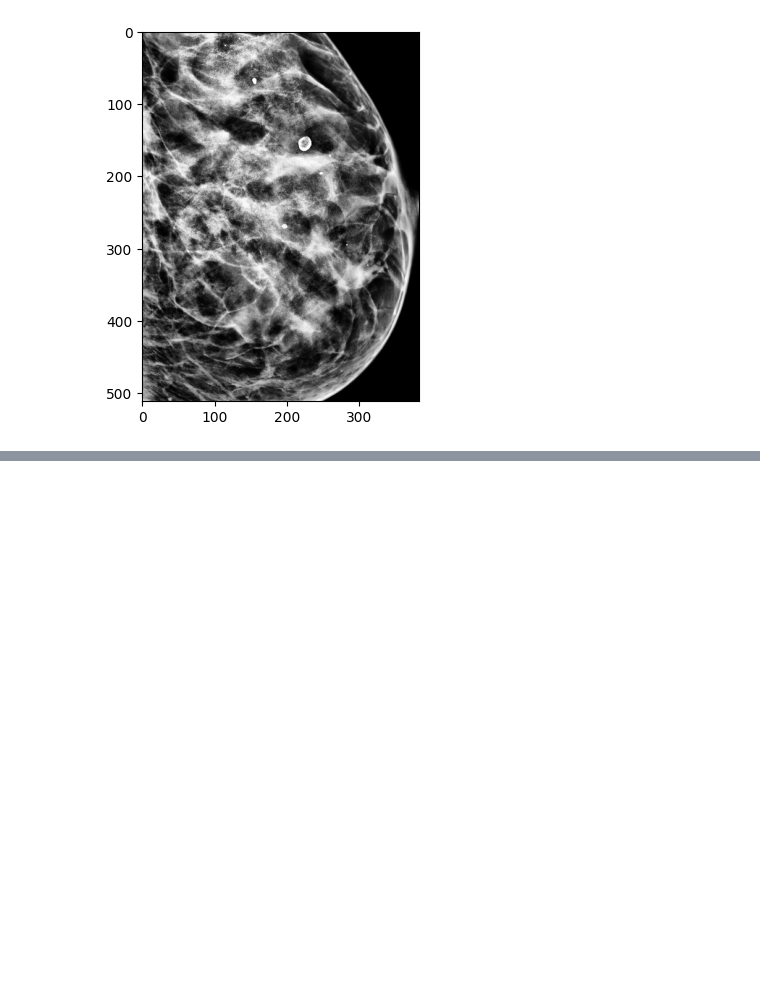
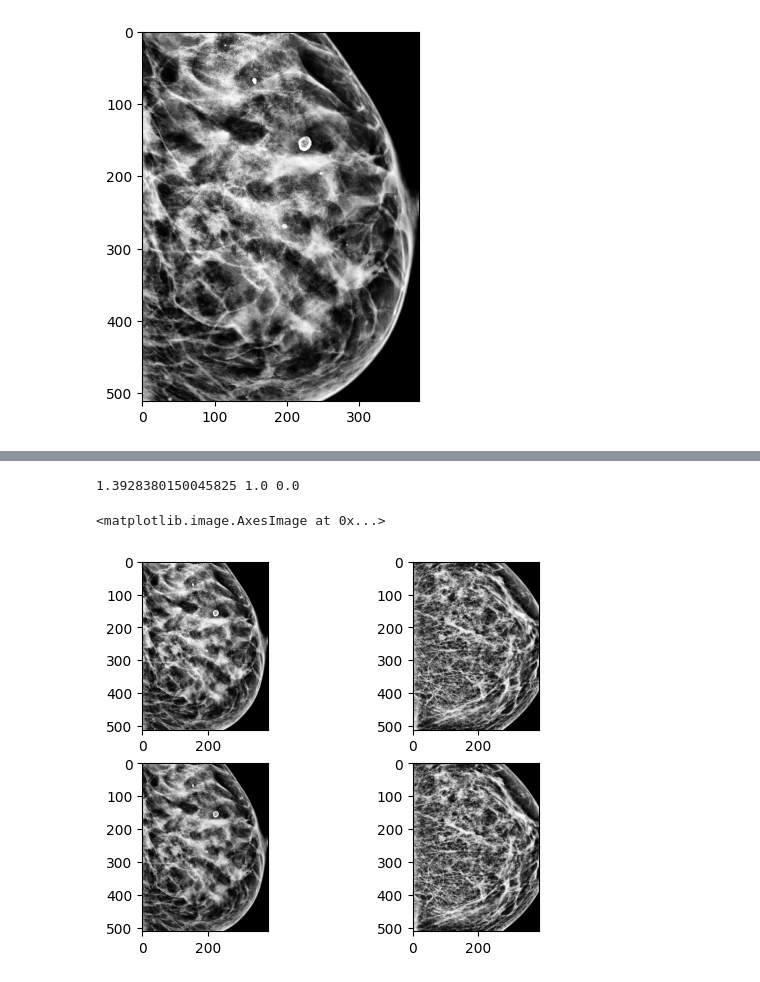
Before and after one commit to iamheinrich/breast_cancer_classifier, a Jupyter notebook: image_preproc_demo.ipynb, the cells around one changed output, grey strips where cells are left out. Cells and saved outputs as stored; diff of their text form; code cells hidden in the pictures; blank space fills up the shorter version.

```diff
--- a/image_preproc_demo.ipynb
+++ b/image_preproc_demo.ipynb
@@ -112,0 +165,24 @@ plt.imshow(he_image, cmap=plt.cm.gray)
+# %%
+he_image2 = hist_equalization(rescaled_image2, castType = np.uint16, clipLimit = 10.0)
+
+mm = he_image2.mean()
+sd = he_image2.std()
+std_image2 = (he_image2 - mm)/sd
+std_image2 = std_image2 - std_image2.min()
+
+mm = he_image.mean()
+sd = he_image.std()
+std_image = (he_image - mm)/sd
+std_image = std_image - std_image.min()
+print(std_image.mean(), std_image.std(), std_image.min())
+#plt.imshow(std_image, cmap=plt.cm.gray)
+f, axarr = plt.subplots(2,2)
+axarr[0,0].imshow(he_image, cmap=plt.cm.gray)
+axarr[1,0].imshow(std_image, cmap=plt.cm.gray, vmin = 0, vmax = max(std_image.max(), std_image2.max()))
+
+axarr[0,1].imshow(he_image2, cmap=plt.cm.gray)
+axarr[1,1].imshow(std_image2, cmap=plt.cm.gray, vmin = 0, vmax = max(std_image.max(), std_image2.max()))
+# %% [output]
+1.3928380150045825 1.0 0.0
+<matplotlib.image.AxesImage at 0x...>
+[figure, added]
```
Also changed, not shown: parts of 1 cell of this notebook, 1 other file.
